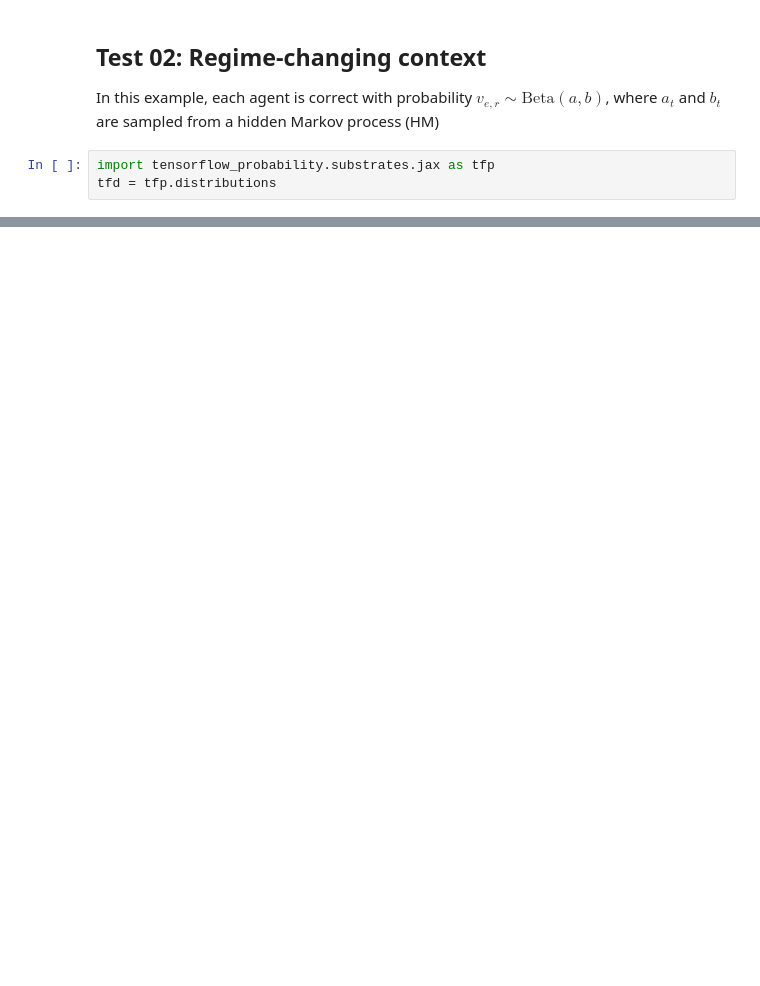
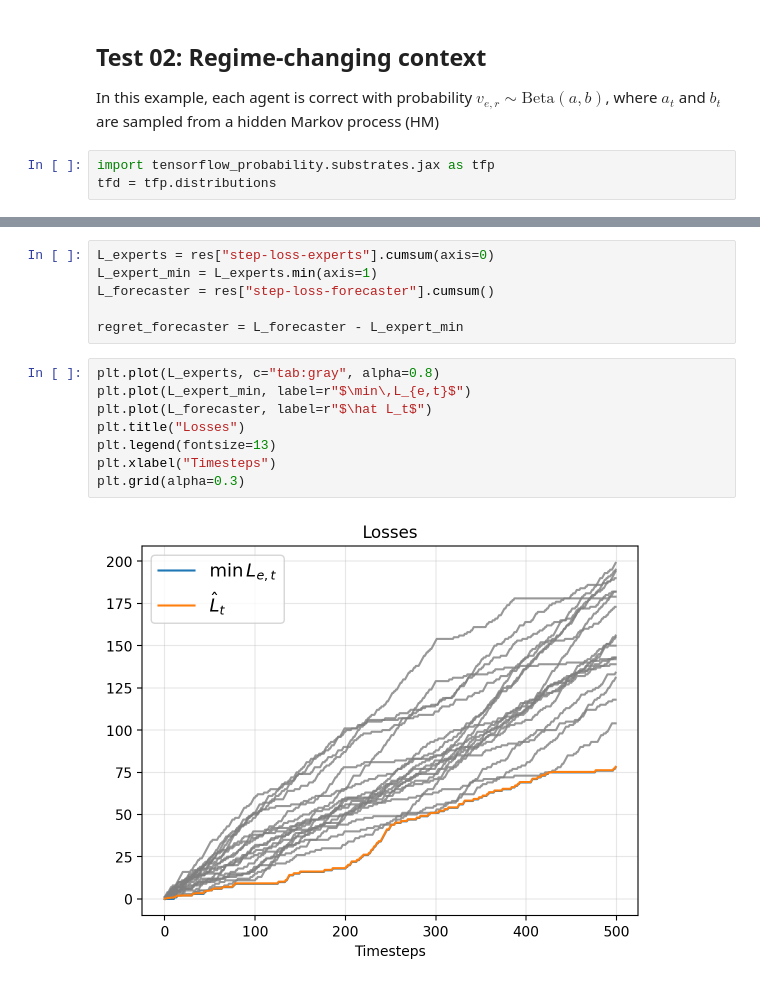
Before and after one commit to gerdm/prediction-learning-games, a Jupyter notebook: ch02-prediction-with-expert-advice/01-polynomially-weighted-average-forecaster.ipynb, the cells around one changed output, grey strips where cells are left out. Cells and saved outputs as stored; diff of their text form; blank space fills up the shorter version.

```diff
--- a/ch02-prediction-with-expert-advice/01-polynomially-weighted-average-forecaster.ipynb
+++ b/ch02-prediction-with-expert-advice/01-polynomially-weighted-average-forecaster.ipynb
@@ -234,0 +205,16 @@ plt.grid(alpha=0.4)
+# %%
+L_experts = res["step-loss-experts"].cumsum(axis=0)
+L_expert_min = L_experts.min(axis=1)
+L_forecaster = res["step-loss-forecaster"].cumsum()
+
+regret_forecaster = L_forecaster - L_expert_min
+# %%
+plt.plot(L_experts, c="tab:gray", alpha=0.8)
+plt.plot(L_expert_min, label=r"$\min\,L_{e,t}$")
+plt.plot(L_forecaster, label=r"$\hat L_t$")
+plt.title("Losses")
+plt.legend(fontsize=13)
+plt.xlabel("Timesteps")
+plt.grid(alpha=0.3)
+# %% [output]
+[figure, added]
```
Also changed, not shown: parts of 18 cells of this notebook.
